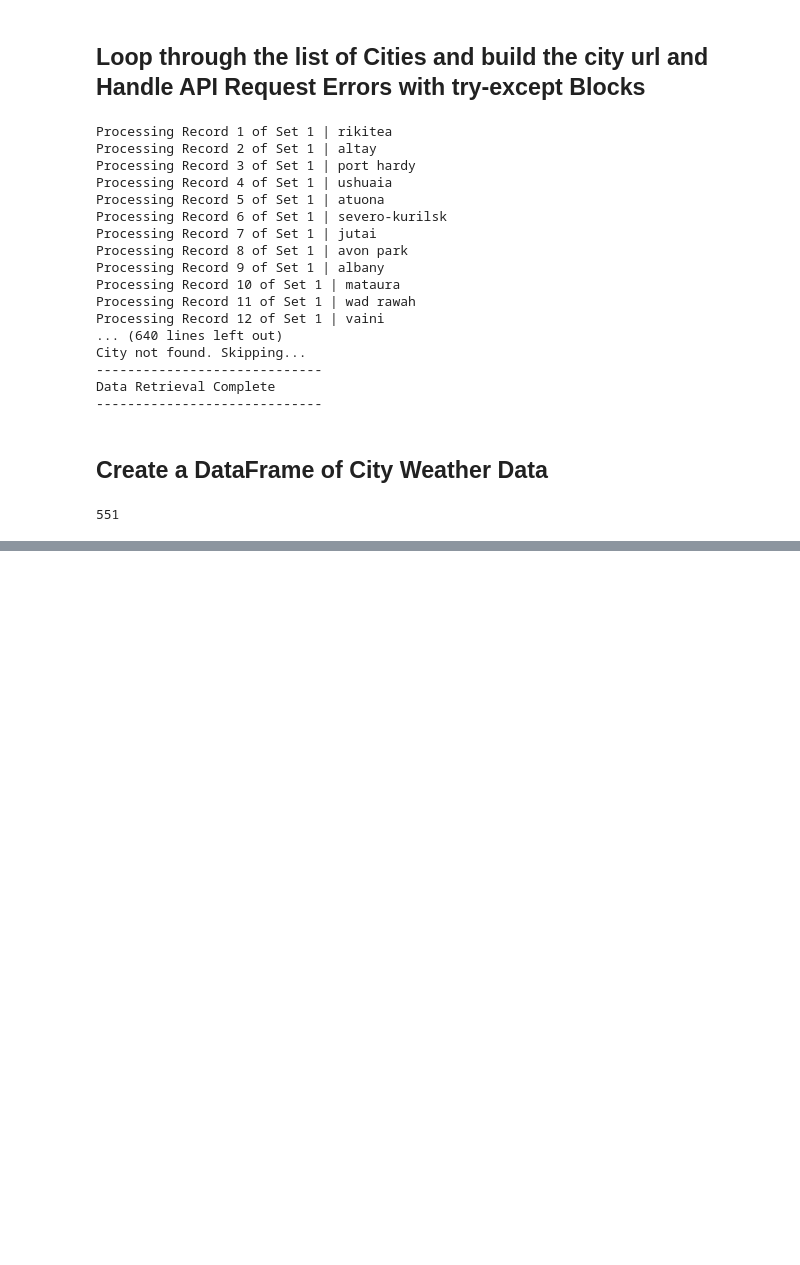
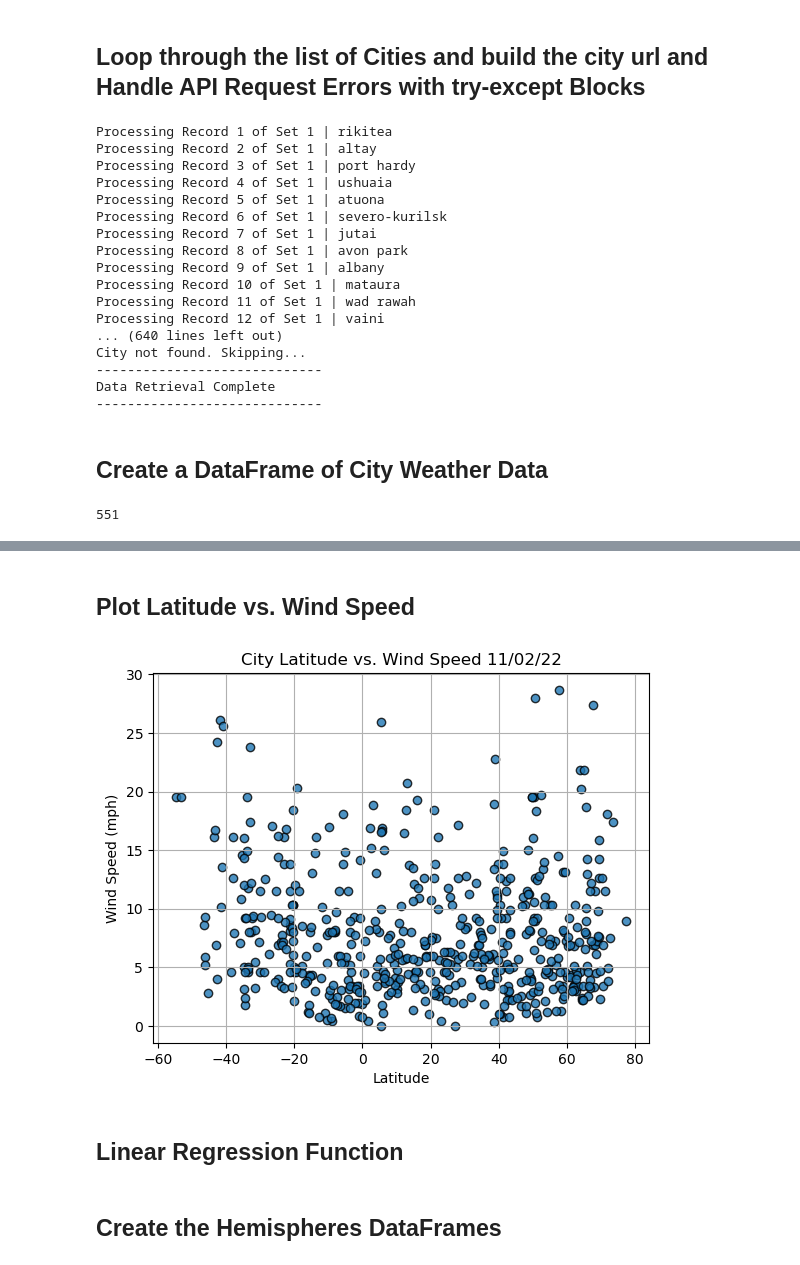
Before and after one commit to AlbertoQSal/World_Weather_Analysis, a Jupyter notebook: WeatherPy.ipynb, the cells around one changed output, grey strips where cells are left out. Drawn from its saved outputs; the diff is of its cells as text; code cells hidden in the pictures; blank space fills up the shorter version.

```diff
--- a/WeatherPy.ipynb
+++ b/WeatherPy.ipynb
@@ -178,0 +260,20 @@ city_data_df.to_csv(output_data_file, index_label="City_ID")
+# %% [markdown]
+## Plot Latitude vs. Wind Speed
+# %%
+# Build the scatter graph Lats vs. Wind speed
+plt.scatter(lats, wind_speed, edgecolor = "black", linewidths = 1, marker = "o", alpha = 0.8, label = "Cities")
+# Properties
+plt.title(f"City Latitude vs. Wind Speed "+ today)
+plt.ylabel("Wind Speed (mph)")
+plt.xlabel("Latitude")
+plt.grid(True)
+
+# Save the figure.
+plt.savefig("weather_data/Fig4.png")
+
+# Show plot.
+plt.show()
+# %% [output]
+[figure, added]
+# %% [markdown]
+## Linear Regression Function
@@ -178,0 +305,2 @@ city_data_df.to_csv(output_data_file, index_label="City_ID")
+# %% [markdown]
+## Create the Hemispheres DataFrames
```
Also changed, not shown: parts of 22 cells of this notebook.
